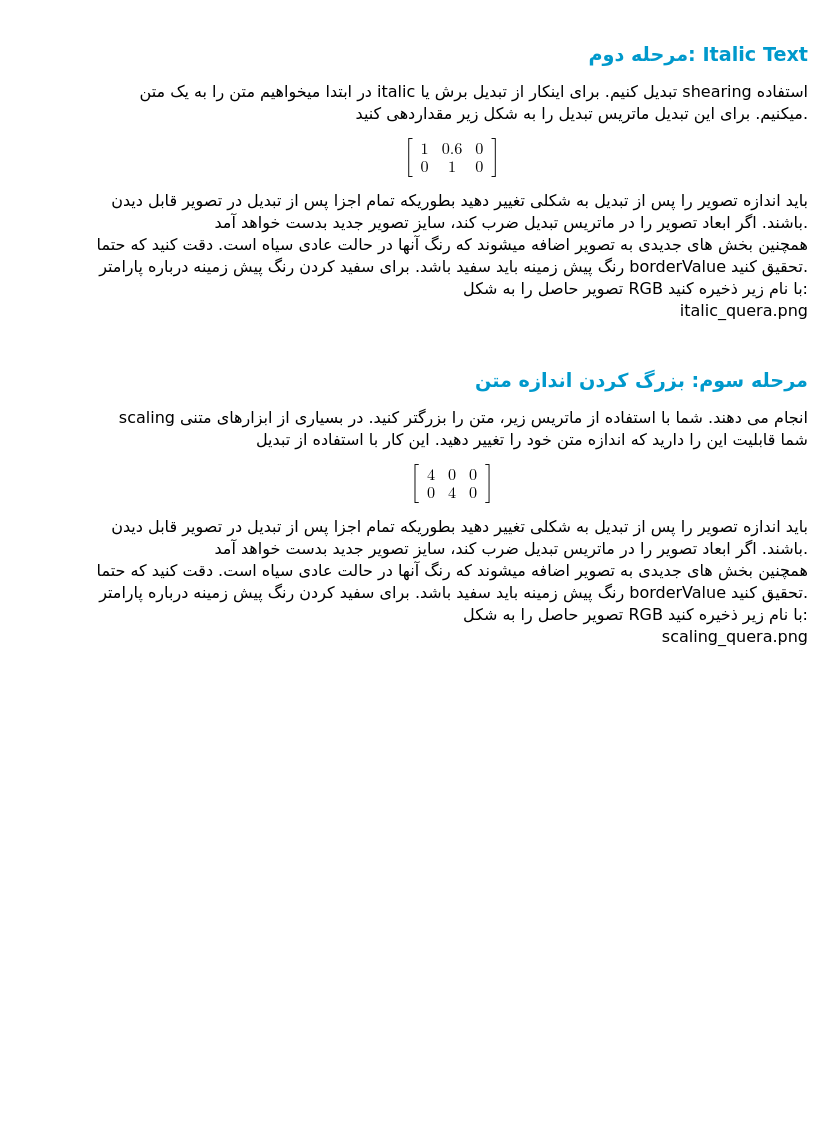
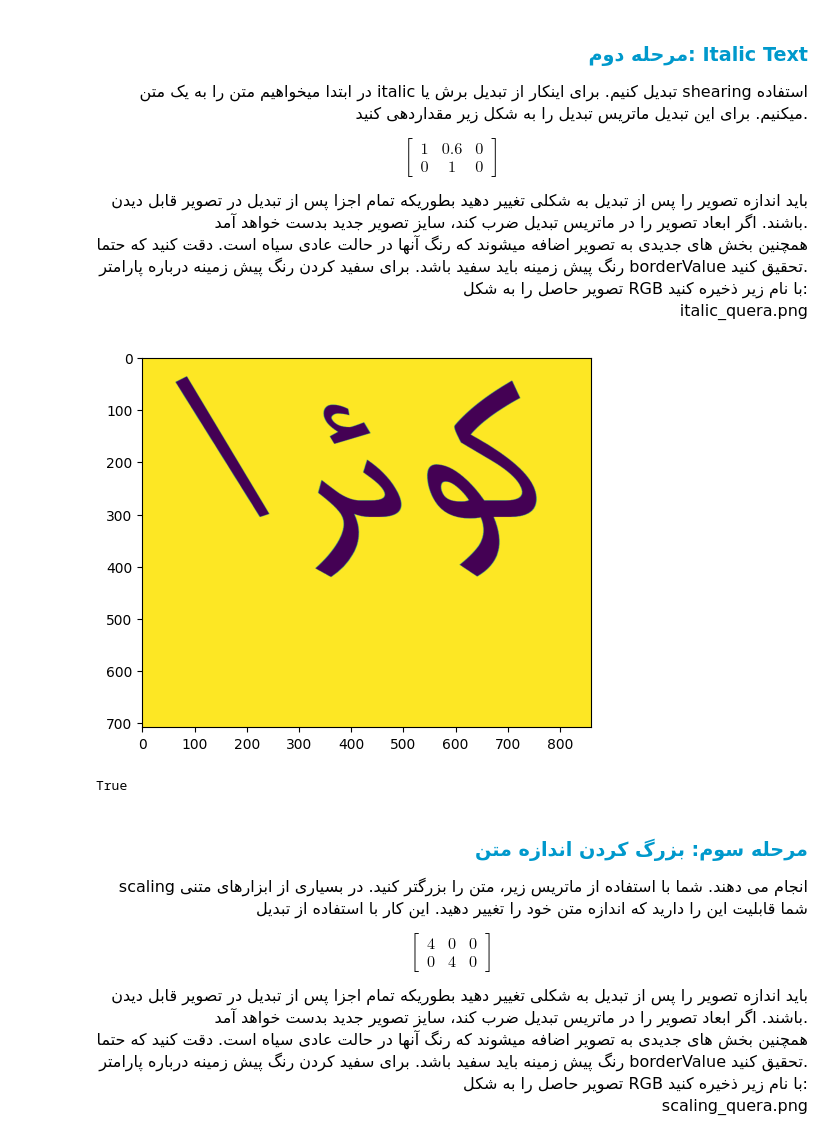
Before and after one commit to mahajialirezaei/image-processing-codes, a Jupyter notebook: Geometric_Transformation/notebook.ipynb, the cells around one changed output. Drawn from its saved outputs; the diff is of its cells as text; code cells hidden in the pictures; blank space fills up the shorter version.

Commit message:
build and save italic image

```diff
--- a/Geometric_Transformation/notebook.ipynb
+++ b/Geometric_Transformation/notebook.ipynb
@@ -62,6 +62,17 @@ $$\begin{bmatrix} 1 & 0.6 & 0 \\ 0 & 1 & 0 \end{bmatrix}$$
 italic_quera.png
 </font>
 </p>
+# %%
+tr_matrix = np.array([[1, 0.6, 0], [0, 1, 0]])
+height, width = img.shape[:2]
+new_height = height + 0.6 * width
+new_width = width
+img_tr = cv2.warpAffine(img, tr_matrix, dsize=(int(new_height), int(new_width)),borderValue=(255, 255, 255), borderMode=cv2.BORDER_CONSTANT)
+plt.imshow(img_tr), plt.show()
+cv2.imwrite('italic_quera.png', img_tr)
+# %% [output]
+[figure, added]
+True
 # %% [markdown]
 <h3 align=right style="line-height:200%;font-family:vazir;color:#0099cc">
 <font face="vazir" color="#0099cc">
```
Also changed, not shown: parts of 1 cell of this notebook.
